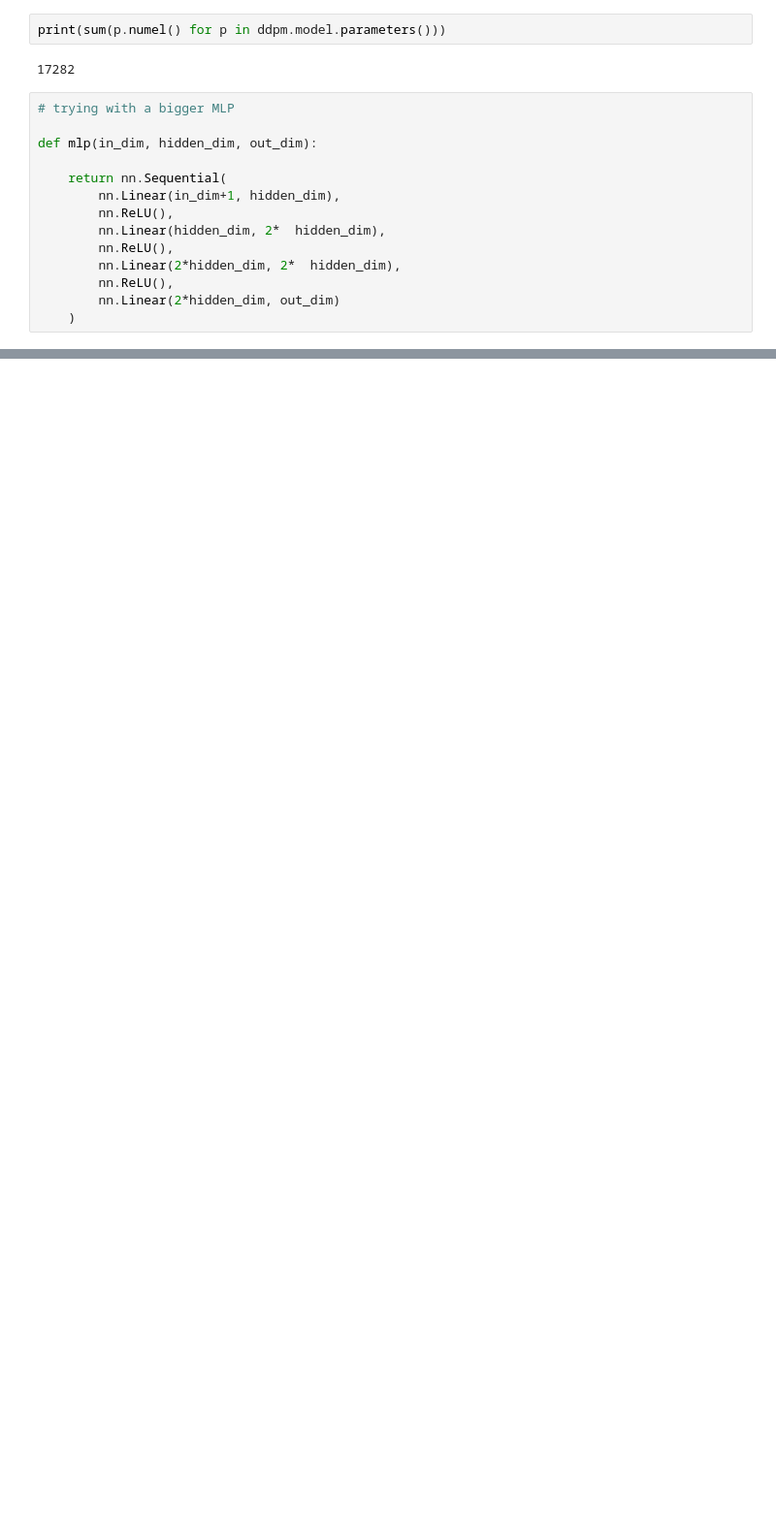
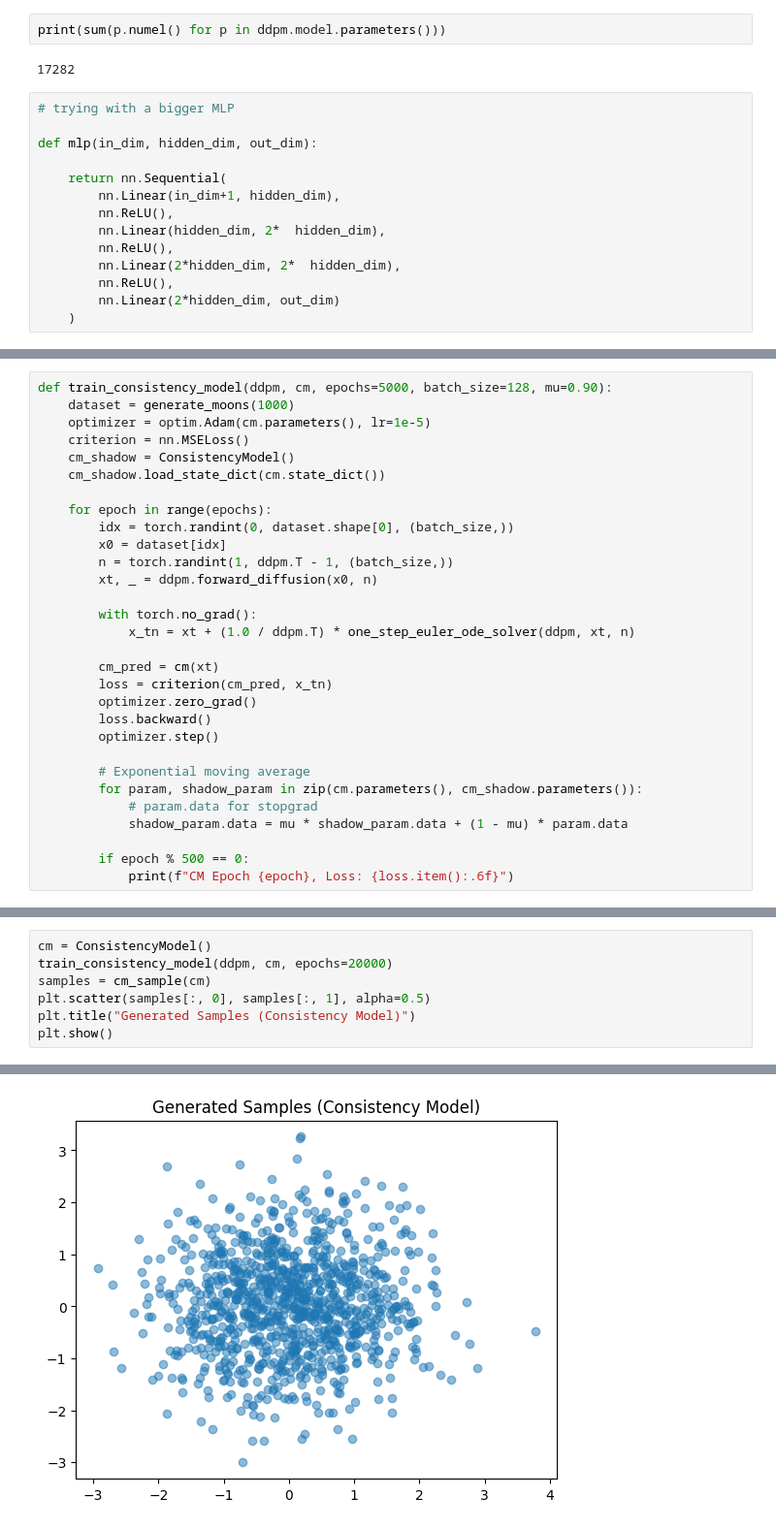
Before and after one commit to IAntoineV/Consistency-model-exp, a Jupyter notebook: diffusion_model.ipynb, the cells around one changed output, grey strips where cells are left out. Shown: that part at 97% size. Cells and saved outputs as stored; diff of their text form; blank space fills up the shorter version.

```diff
--- a/diffusion_model.ipynb
+++ b/diffusion_model.ipynb
@@ -143,0 +248,30 @@ Epoch 19500, Loss: 0.5136
+# %%
+def train_consistency_model(ddpm, cm, epochs=5000, batch_size=128, mu=0.90):
+    dataset = generate_moons(1000)
+    optimizer = optim.Adam(cm.parameters(), lr=1e-5)
+    criterion = nn.MSELoss()
+    cm_shadow = ConsistencyModel()
+    cm_shadow.load_state_dict(cm.state_dict())
+
+    for epoch in range(epochs):
+        idx = torch.randint(0, dataset.shape[0], (batch_size,))
+        x0 = dataset[idx]
+        n = torch.randint(1, ddpm.T - 1, (batch_size,))
+        xt, _ = ddpm.forward_diffusion(x0, n)
+
+        with torch.no_grad():
+            x_tn = xt + (1.0 / ddpm.T) * one_step_euler_ode_solver(ddpm, xt, n)
+
+        cm_pred = cm(xt)
+        loss = criterion(cm_pred, x_tn)
+        optimizer.zero_grad()
+        loss.backward()
+        optimizer.step()
+
+        # Exponential moving average
+        for param, shadow_param in zip(cm.parameters(), cm_shadow.parameters()):
+            # param.data for stopgrad
+            shadow_param.data = mu * shadow_param.data + (1 - mu) * param.data
+
+        if epoch % 500 == 0:
+            print(f"CM Epoch {epoch}, Loss: {loss.item():.6f}")
@@ -143,0 +290,8 @@ Epoch 19500, Loss: 0.5136
+# %%
+cm = ConsistencyModel()
+train_consistency_model(ddpm, cm, epochs=20000)
+samples = cm_sample(cm)
+plt.scatter(samples[:, 0], samples[:, 1], alpha=0.5)
+plt.title("Generated Samples (Consistency Model)")
+plt.show()
+# %% [output]
@@ -143,0 +315 @@ Epoch 19500, Loss: 0.5136
+[figure, added]
```
Also changed, not shown: parts of 12 cells of this notebook.
